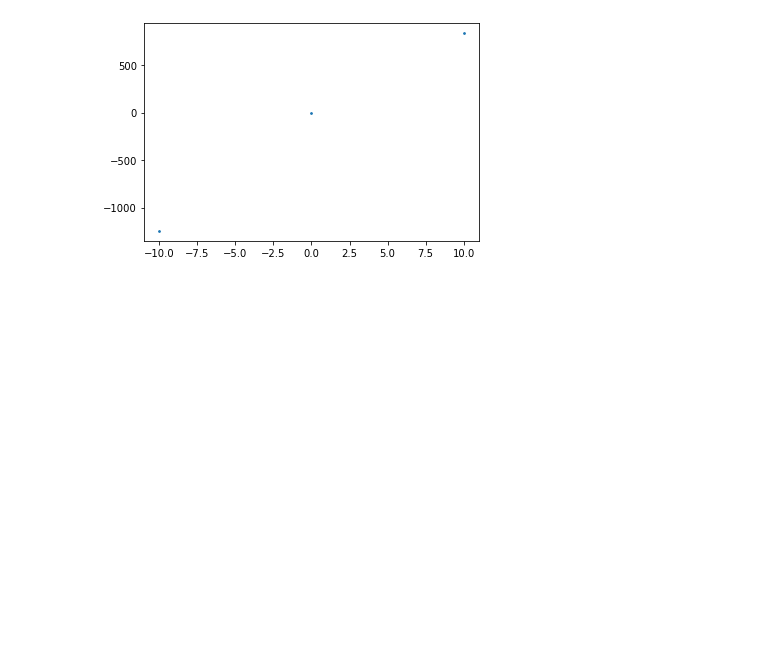
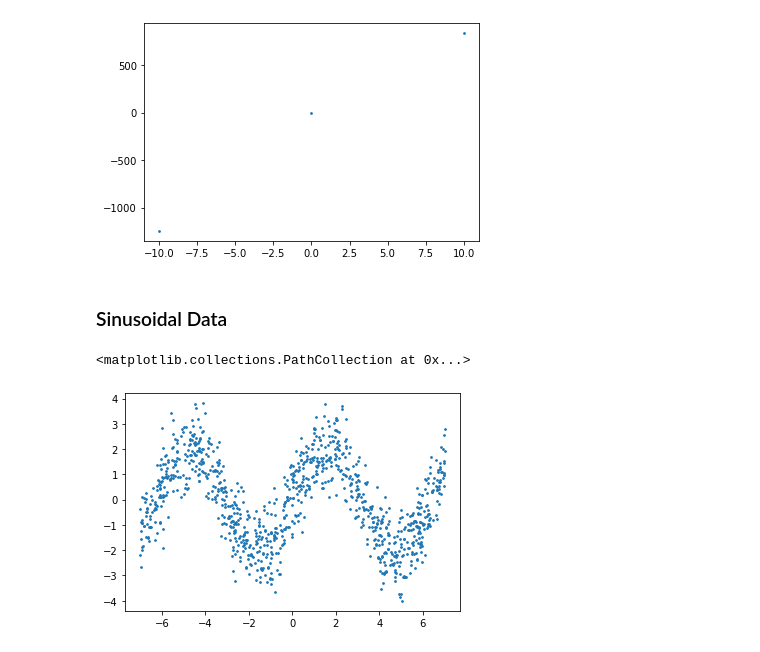
Before and after one commit to kadirberatyildirim/Data-Science, a Jupyter notebook: Regression/Regression - Case Studies.ipynb, the cells around one changed output. Cells and saved outputs as stored; diff of their text form; code cells hidden in the pictures; blank space fills up the shorter version.

```diff
--- a/Regression/Regression - Case Studies.ipynb
+++ b/Regression/Regression - Case Studies.ipynb
@@ -18,3 +77,15 @@ plt.scatter(X, y, s = 3)
 # %% [output]
 <matplotlib.collections.PathCollection at 0x...>
 [figure]
+# %% [markdown]
+### Sinusoidal Data
+# %%
+X = np.random.uniform(-7, 7, 1000)
+y = 2 * np.sin(X)
+
+y = y + np.random.normal(0, 0.8, 1000)
+
+plt.scatter(X, y, s = 3)
+# %% [output]
+<matplotlib.collections.PathCollection at 0x...>
+[figure, added]
```
Also changed, not shown: parts of 3 cells of this notebook.
